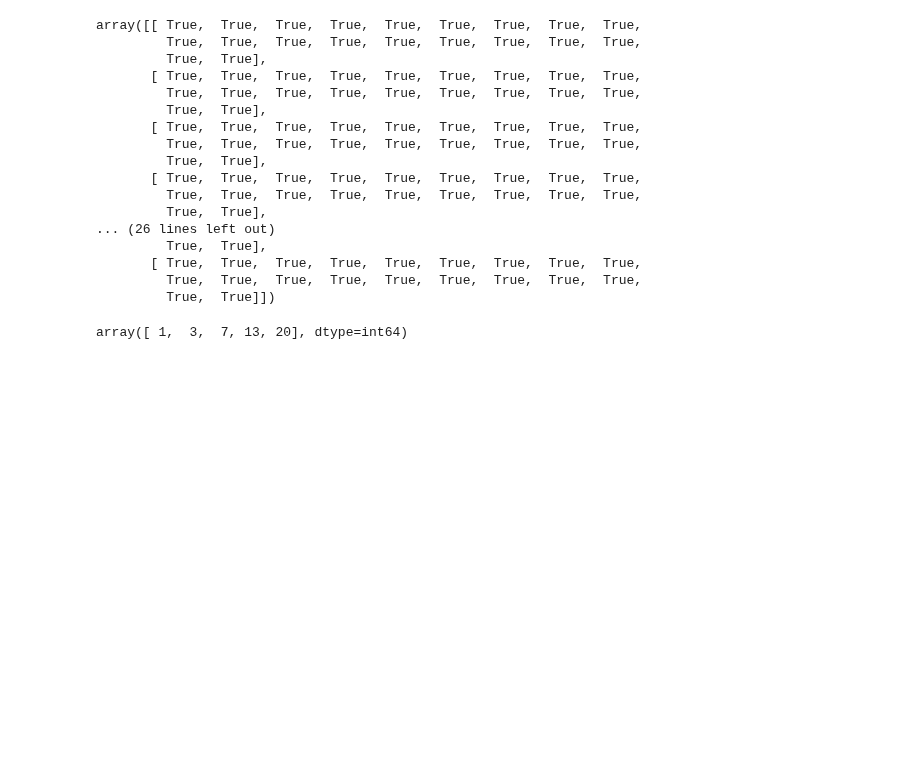
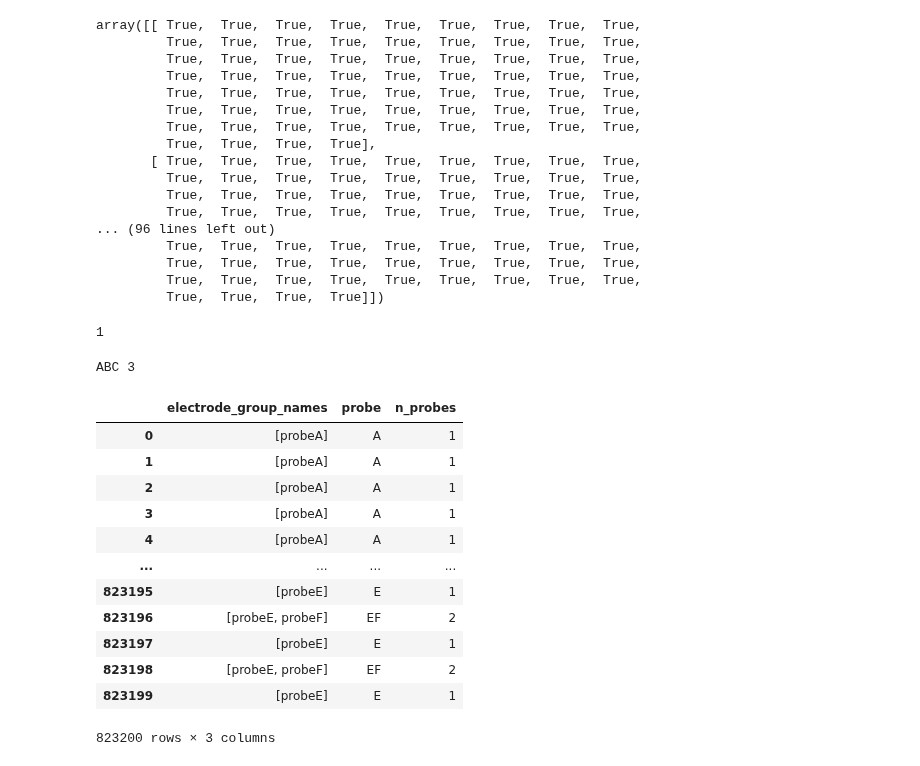
Before and after one commit to AllenInstitute/dynamic_routing_analysis, a Jupyter notebook: notebooks/compare_decoder_coefs_across_timebins.ipynb, the cells around one changed output. Saved outputs shown, nothing was run; the diff lists cells and outputs as text; code cells hidden in the pictures; blank space fills up the shorter version.

```diff
--- a/notebooks/compare_decoder_coefs_across_timebins.ipynb
+++ b/notebooks/compare_decoder_coefs_across_timebins.ipynb
@@ -132,4 +142,6 @@ savepath=r"\\allen\programs\mindscope\workgroups\dynamicrouting\Ethan\CO decodin
 decoder_coefs_pd.to_parquet(savepath)
+# %%
+decoder_coefs_pd=pd.read_parquet("/Users/ethan.mcbride/Data/DR/keep_units_consistent_test_2025-06-05_170828/decoder_coefs.parquet")
 # %%
 # for each repeat,
 
@@ -168,25 +180,70 @@ sorted_unit_ids==sorted_unit_ids[0]
 # %% [output]
 array([[ True,  True,  True,  True,  True,  True,  True,  True,  True,
          True,  True,  True,  True,  True,  True,  True,  True,  True,
-         True,  True],
+         True,  True,  True,  True,  True,  True,  True,  True,  True,
+         True,  True,  True,  True,  True,  True,  True,  True,  True,
+         True,  True,  True,  True,  True,  True,  True,  True,  True,
+         True,  True,  True,  True,  True,  True,  True,  True,  True,
+         True,  True,  True,  True,  True,  True,  True,  True,  True,
+         True,  True,  True,  True],
        [ True,  True,  True,  True,  True,  True,  True,  True,  True,
          True,  True,  True,  True,  True,  True,  True,  True,  True,
-         True,  True],
-       [ True,  True,  True,  True,  True,  True,  True,  True,  True,
          True,  True,  True,  True,  True,  True,  True,  True,  True,
-         True,  True],
-       [ True,  True,  True,  True,  True,  True,  True,  True,  True,
          True,  True,  True,  True,  True,  True,  True,  True,  True,
-         True,  True],
-... (26 lines left out)
-         True,  True],
-       [ True,  True,  True,  True,  True,  True,  True,  True,  True,
+... (96 lines left out)
          True,  True,  True,  True,  True,  True,  True,  True,  True,
-         True,  True]])
+         True,  True,  True,  True,  True,  True,  True,  True,  True,
+         True,  True,  True,  True,  True,  True,  True,  True,  True,
+         True,  True,  True,  True]])
 # %%
-subsample=np.array([1,3,7,13,20])
-full_array=np.arange(0,30)
+# subsample=np.array([1,3,7,13,20])
+# full_array=np.arange(0,30)
 
-np.where(np.isin(full_array, subsample))[0]
+# np.where(np.isin(full_array, subsample))[0]
+# sel_rows['electrode_group_names'].iloc[0]
-# %% [output]
-array([ 1,  3,  7, 13, 20], dtype=int64)
+# %%
+### TODO: deal with multiple probes per area
+decoder_coefs_pd['electrode_group_names'].iloc[0]
+# %% [output]
+1
+# %%
+probestr=''
+n_probes=0
+for pr in np.array(['probeA','probeB','probeC']):
+    probestr=probestr+pr[-1]
+    n_probes=n_probes+1
+
+print(probestr,n_probes)
+# %% [output]
+ABC 3
+# %%
+probe_str_list=[]
+n_probes_list=[]
+for rr, row in decoder_coefs_pd.iterrows():
+    n_probes=0
+    probe_str=''
+    for pr in row['electrode_group_names']:
+        probe_str=probe_str+pr[-1]
+        n_probes=n_probes+1
+
+    probe_str_list.append(probe_str)
+    n_probes_list.append(n_probes)
+
+decoder_coefs_pd['probe']=probe_str_list
+decoder_coefs_pd['n_probes']=n_probes_list
+# %%
+decoder_coefs_pd[['electrode_group_names','probe','n_probes']]
+# %% [output]
+|  | electrode_group_names | probe | n_probes |
+| 0 | [probeA] | A | 1 |
+| 1 | [probeA] | A | 1 |
+| 2 | [probeA] | A | 1 |
+| 3 | [probeA] | A | 1 |
+| 4 | [probeA] | A | 1 |
+| ... | ... | ... | ... |
+| 823195 | [probeE] | E | 1 |
+| 823196 | [probeE, probeF] | EF | 2 |
+| 823197 | [probeE] | E | 1 |
+| 823198 | [probeE, probeF] | EF | 2 |
+| 823199 | [probeE] | E | 1 |
+823200 rows × 3 columns
```
Also changed, not shown: parts of 8 cells of this notebook, 2 other files.
